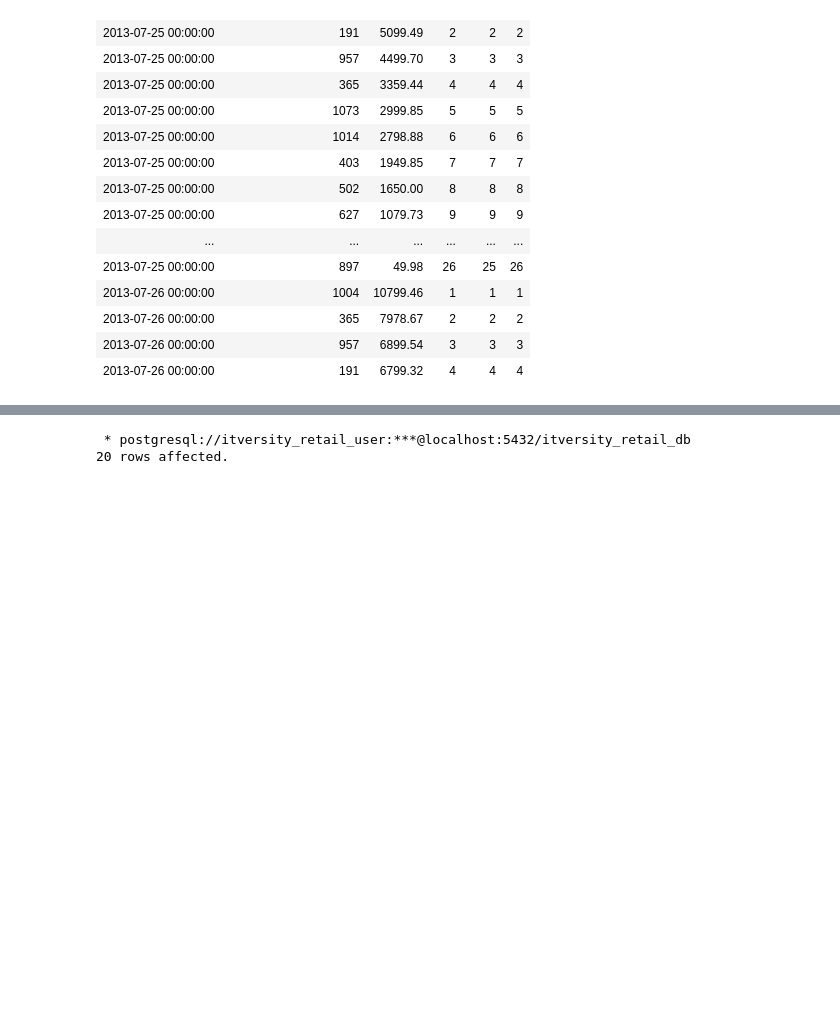
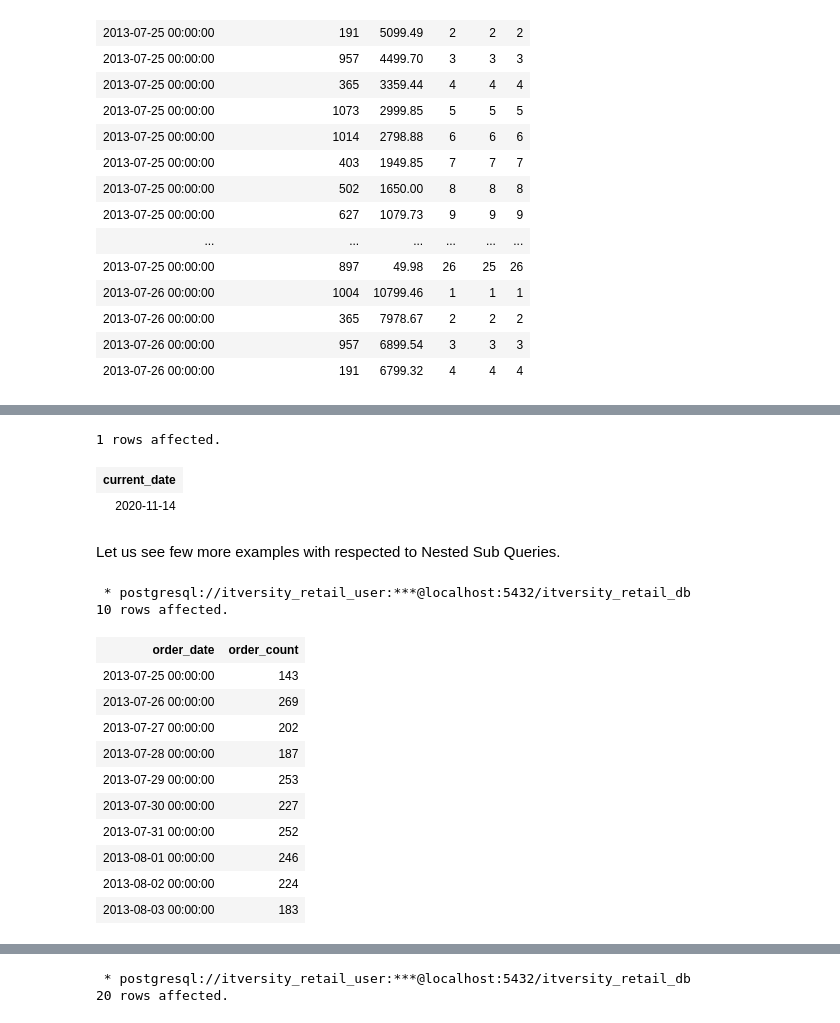
Before and after one commit to itversity/mastering-postgresql, a Jupyter notebook: 07_writing_advanced_sql_queries.ipynb, the cells around one changed output, grey strips where cells are left out. Saved outputs shown, nothing was run; the diff lists cells and outputs as text; code cells hidden in the pictures; blank space fills up the shorter version.

```diff
--- a/07_writing_advanced_sql_queries.ipynb
+++ b/07_writing_advanced_sql_queries.ipynb
@@ -1296,0 +1340,34 @@ LIMIT 30
+# %%
+%%sql
+
+SELECT * FROM (SELECT current_date) AS q
+# %% [output]
+1 rows affected.
+| current_date |
+| 2020-11-14 |
+# %% [markdown]
+Let us see few more examples with respected to Nested Sub Queries.
+# %%
+%%sql
+
+SELECT * FROM (
+  SELECT order_date, count(1) AS order_count
+  FROM orders
+  GROUP BY order_date
+) q
+ORDER BY order_date
+LIMIT 10
+# %% [output]
+ * postgresql://itversity_retail_user:***@localhost:5432/itversity_retail_db
+10 rows affected.
+| order_date | order_count |
+| 2013-07-25 00:00:00 | 143 |
+| 2013-07-26 00:00:00 | 269 |
+| 2013-07-27 00:00:00 | 202 |
+| 2013-07-28 00:00:00 | 187 |
+| 2013-07-29 00:00:00 | 253 |
+| 2013-07-30 00:00:00 | 227 |
+| 2013-07-31 00:00:00 | 252 |
+| 2013-08-01 00:00:00 | 246 |
+| 2013-08-02 00:00:00 | 224 |
+| 2013-08-03 00:00:00 | 183 |
```
Also changed, not shown: parts of 20 cells of this notebook, 3 other files.
